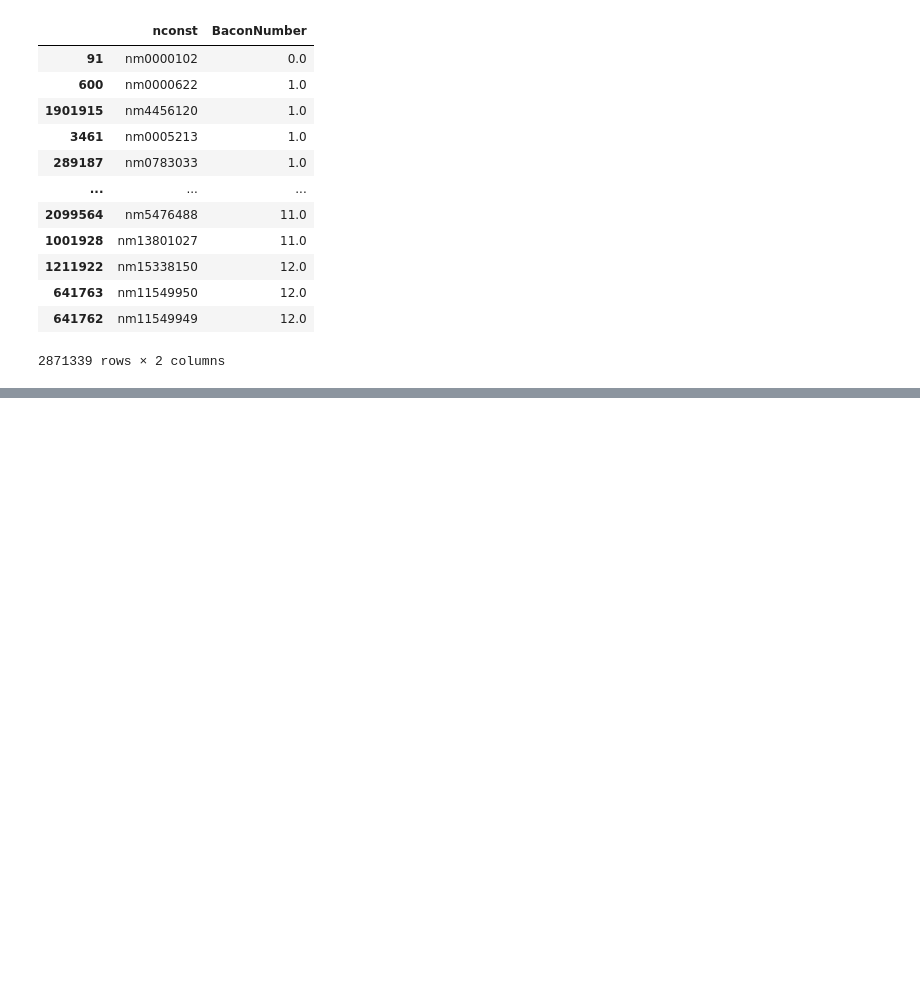
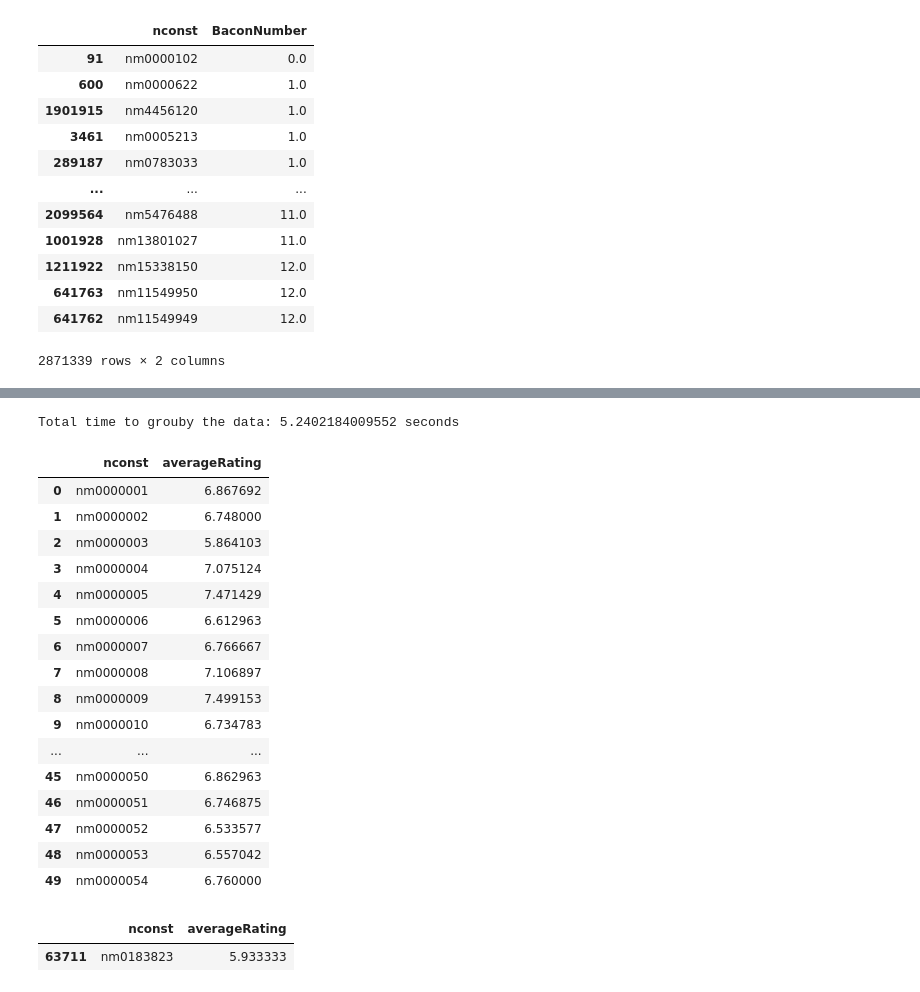
Before and after one commit to PixelWolph/INFO8002---Project-Matteo-Cedric-Louis, a Jupyter notebook: Data_Analysis.ipynb, the cells around one changed output, grey strips where cells are left out. Cells and saved outputs as stored; diff of their text form; code cells hidden in the pictures; blank space fills up the shorter version.

```diff
--- a/Data_Analysis.ipynb
+++ b/Data_Analysis.ipynb
@@ -229,0 +298,37 @@ bacon_numbers
+# %%
+# Start the timer
+start_time = time.time()
+
+average_ratings = challenge_B_df.groupby('nconst')['averageRating'].mean().reset_index()
+
+# End the timer
+end_time = time.time()
+# Calculate and print the total time taken
+total_time = end_time - start_time
+print(f"Total time to grouby the data: {total_time} seconds")
+
+average_ratings.head(50)
+# %% [output]
+Total time to grouby the data: 5.2402184009552 seconds
+|  | nconst | averageRating |
+| 0 | nm0000001 | 6.867692 |
+| 1 | nm0000002 | 6.748000 |
+| 2 | nm0000003 | 5.864103 |
+| 3 | nm0000004 | 7.075124 |
+| 4 | nm0000005 | 7.471429 |
+| 5 | nm0000006 | 6.612963 |
+| 6 | nm0000007 | 6.766667 |
+| 7 | nm0000008 | 7.106897 |
+| 8 | nm0000009 | 7.499153 |
+| 9 | nm0000010 | 6.734783 |
+| ... | ... | ... |
+| 45 | nm0000050 | 6.862963 |
+| 46 | nm0000051 | 6.746875 |
+| 47 | nm0000052 | 6.533577 |
+| 48 | nm0000053 | 6.557042 |
+| 49 | nm0000054 | 6.760000 |
+# %%
+average_ratings[average_ratings['nconst']=='nm0183823']
+# %% [output]
+|  | nconst | averageRating |
+| 63711 | nm0183823 | 5.933333 |
```
Also changed, not shown: parts of 8 cells of this notebook, 1 other file.
